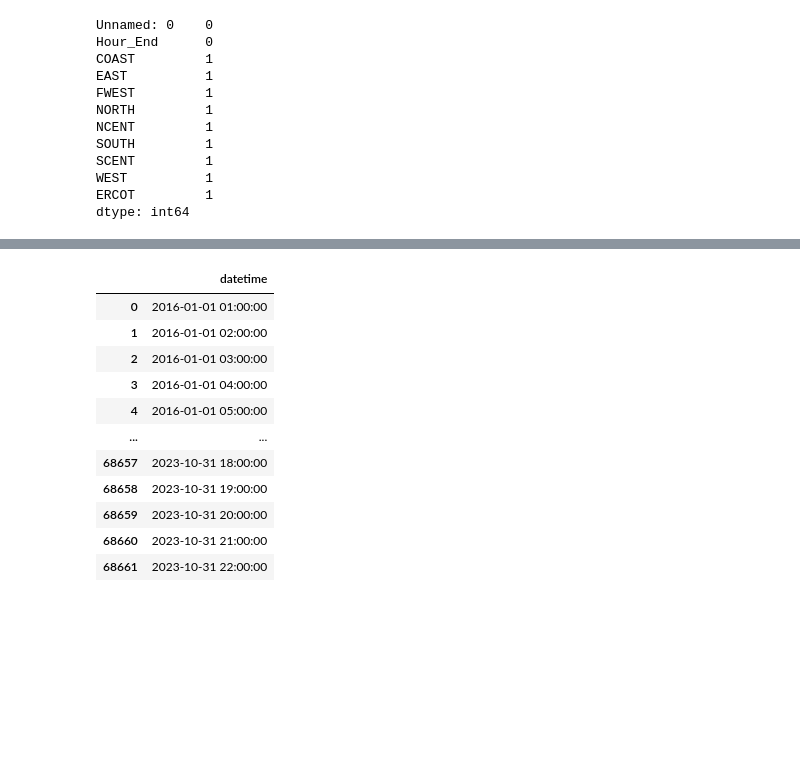
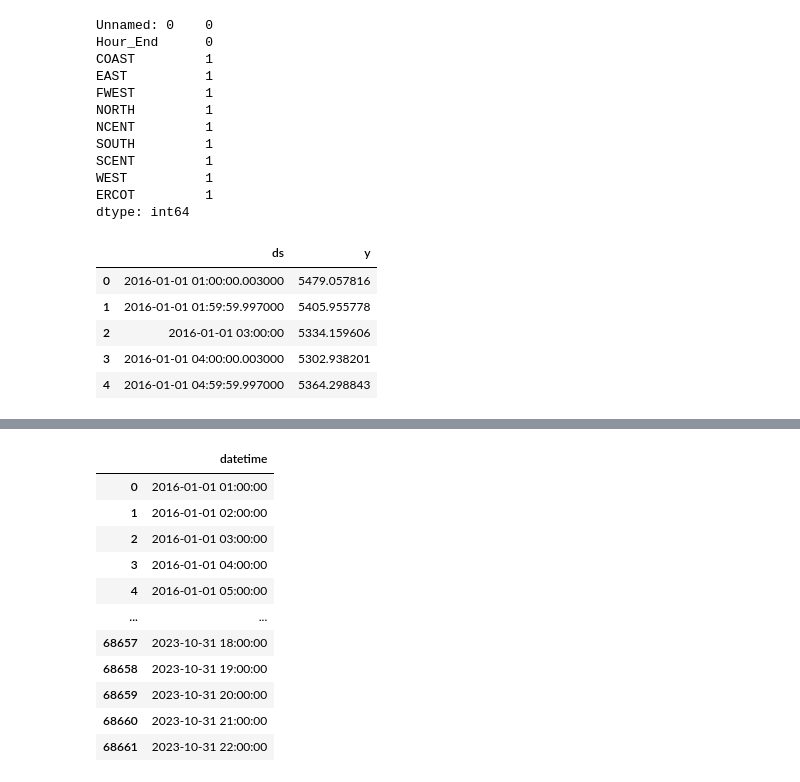
Before and after one commit to Danayt09/Energy-Consumption, a Jupyter notebook: TexaxCleaning.ipynb, the cells around one changed output, grey strips where cells are left out. Cells and saved outputs as stored; diff of their text form; code cells hidden in the pictures; blank space fills up the shorter version.

```diff
--- a/TexaxCleaning.ipynb
+++ b/TexaxCleaning.ipynb
@@ -129,0 +152,13 @@ dtype: int64
+# %%
+df_pf = df[["Hour_End", "SCENT"]]
+# %%
+df_pf.rename(columns={'Hour_End':'ds','SCENT':'y'}, inplace =True)
+# %%
+df_pf.head()
+# %% [output]
+|  | ds | y |
+| 0 | 2016-01-01 01:00:00.003000 | 5479.057816 |
+| 1 | 2016-01-01 01:59:59.997000 | 5405.955778 |
+| 2 | 2016-01-01 03:00:00 | 5334.159606 |
+| 3 | 2016-01-01 04:00:00.003000 | 5302.938201 |
+| 4 | 2016-01-01 04:59:59.997000 | 5364.298843 |
```
Also changed, not shown: parts of 6 cells of this notebook, 1 other file.
